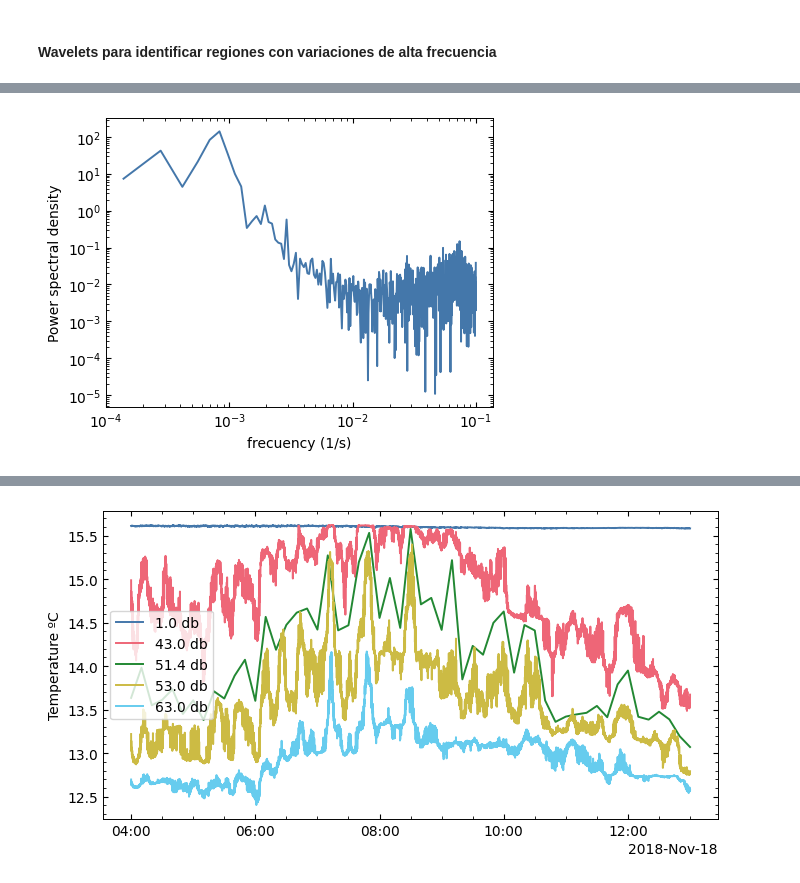
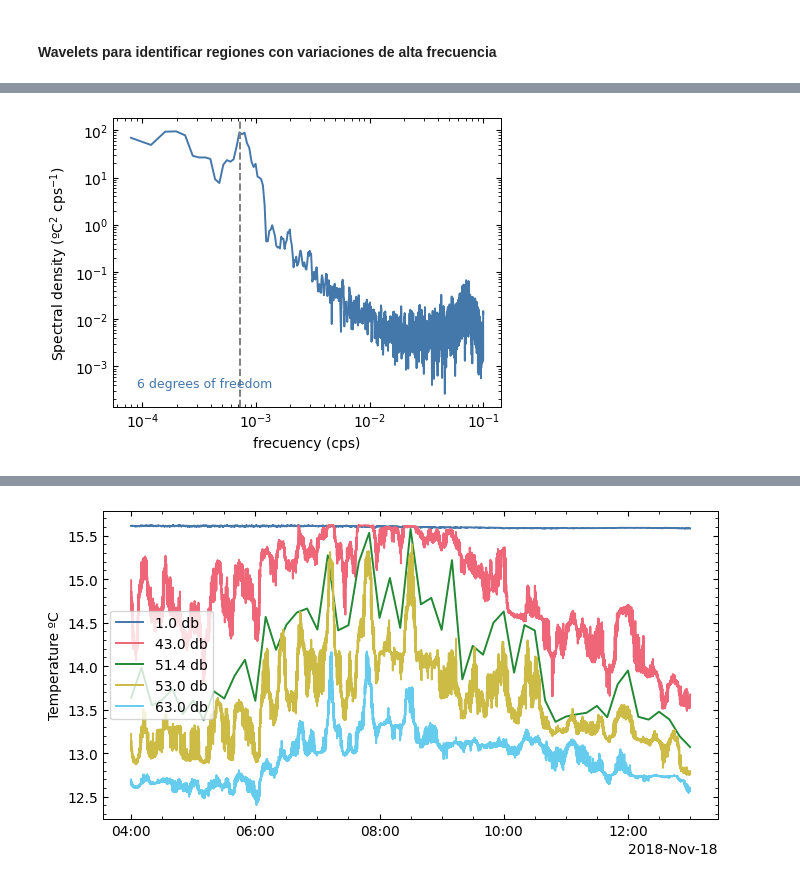
Before and after one commit to manufrn/TFG, a Jupyter notebook: notebooks/AGL_20181116_internal_solitons.ipynb, the cells around one changed output, grey strips where cells are left out. Saved outputs shown, nothing was run; the diff lists cells and outputs as text; code cells hidden in the pictures.

```diff
--- a/notebooks/AGL_20181116_high_frecuency_fenomena.ipynb
+++ b/notebooks/AGL_20181116_internal_solitons.ipynb
@@ -55,7 +60,9 @@ wavelet_power_spectrum(data.temp[:, 8], data.date, period=[date_1, date_2])
 # %%
-slice_ = slice(datetime(2018, 11, 19, 23, 15), datetime(2018, 11, 20, 1, 15))
-freqs, amplitude, power, psd = spectrum(data.temp[:, 8].loc[slice_].data, 5, 1)
+slice_ = slice(datetime(2018, 11, 19, 20, 15), datetime(2018, 11, 20, 3, 15))
+freqs, amplitude, power, psd, dof= spectrum(data.temp[:, 8].loc[slice_].data, 5, 3)
+# %%
+b = period_to_freq(23, 'm')
 # %%
-plot_spectrum(freqs, psd, units='1/s', x='freqs')
+plot_spectrum(freqs, psd, dof, 'cps', 'ºC', vlines=[b])
 # %% [output]
-[figure, old version]
+[figure, new version]
```
Also changed, not shown: parts of 16 cells of this notebook, 11 other files.
